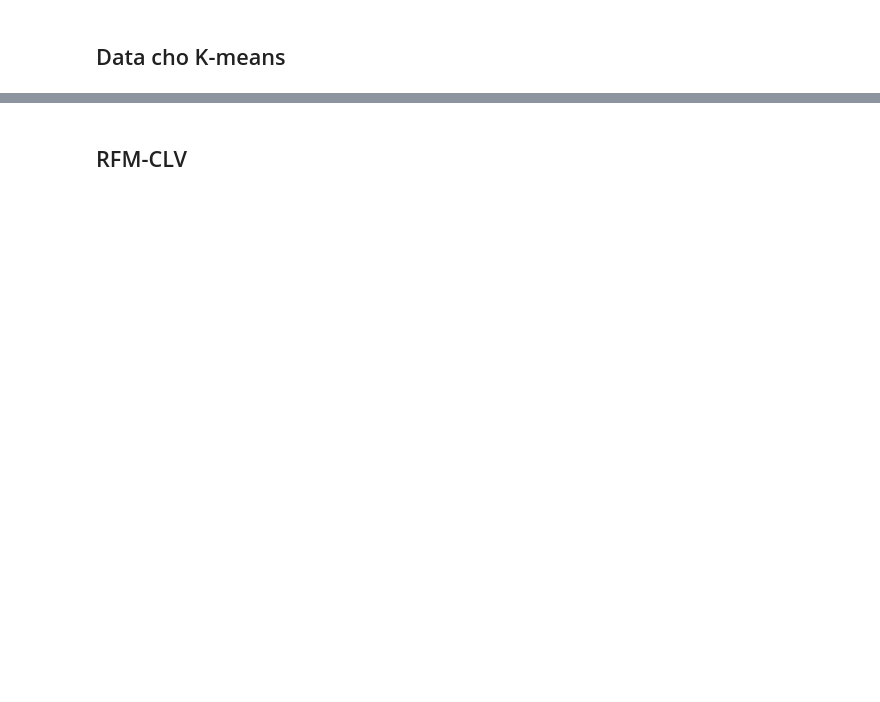
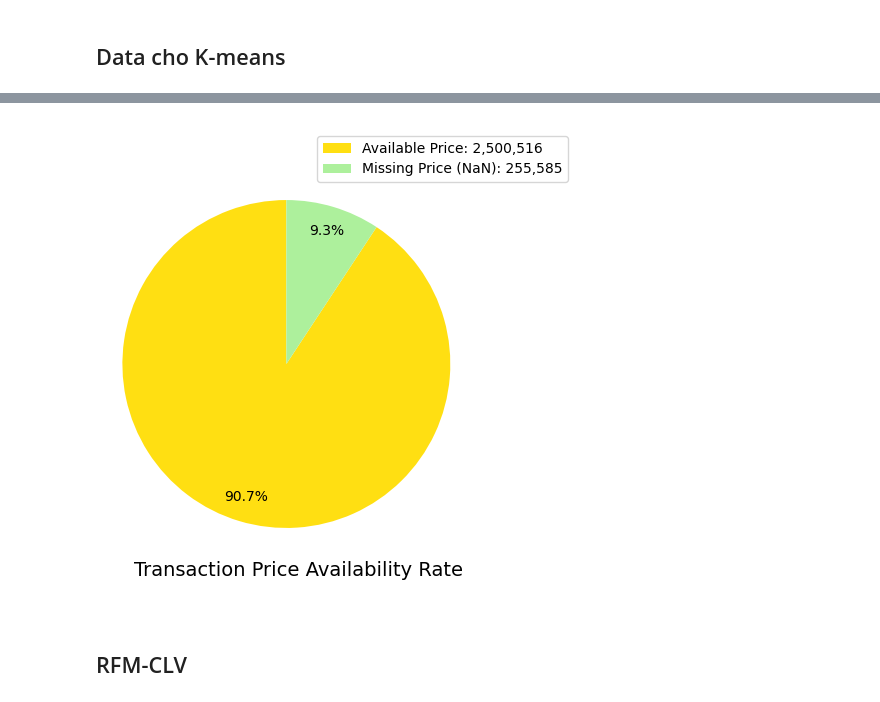
Before and after one commit to bluff-king/Customer-Segment-Personalization, a Jupyter notebook: CRISPDM/02_Data_Understanding.ipynb, the cells around one changed output, grey strips where cells are left out. Saved outputs shown, nothing was run; the diff lists cells and outputs as text; code cells hidden in the pictures; blank space fills up the shorter version.

```diff
--- a/CRISPDM/02_Data_Understanding.ipynb
+++ b/CRISPDM/02_Data_Understanding.ipynb
@@ -577,2 +686,17 @@ category_sparse_tree.json generated
 # %% [markdown]
 ## Data cho K-means
+# %%
+prices = item_df[item_df['property'] == '790'].copy()
+prices['price'] = prices['value'].apply(lambda x: float(x.replace('n', '')))
+prices = prices[['itemid', 'timestamp', 'price']].sort_values('timestamp')
+# ghép bảng giao dịch với giá tiền gần nhất trong bảng item
+event_df = event_df.sort_values('timestamp')
+event_df_price = pd.merge_asof(
+    event_df,
+    prices,
+    left_on='timestamp',
+    right_on='timestamp',
+    by='itemid',
+    direction='nearest', # Hoặc backward
+    tolerance=pd.Timedelta('100000 days').value // 1000000 # convert days to ms nếu timestamp là ms
+)
@@ -579,2 +722,35 @@ category_sparse_tree.json generated
+# %%
+missing_price_count = event_df_price['price'].isna().sum()
+valid_price_count = len(event_df_price) - missing_price_count
+
+sizes = [valid_price_count, missing_price_count]
+
+colors = ['#ffdf12', '#adf09c']
+
+# real count
+legend_labels = [f'Available Price: {valid_price_count:,}', f'Missing Price (NaN): {missing_price_count:,}']
+
+plt.figure(figsize=(5, 5))
+plt.pie(sizes, colors=colors, autopct='%1.1f%%', startangle=90, pctdistance=0.85)
+plt.legend(
+    legend_labels,
+    loc='upper right',
+    bbox_to_anchor=(1.3, 1)
+)
+
+# 6. Title ở dưới biểu đồ
+plt.text(
+    0.535, 0.05,
+    'Transaction Price Availability Rate',
+    ha='center',
+    fontsize=14,
+    transform=plt.gca().transAxes
+)
+
+plt.axis('equal')   # Giữ hình tròn chuẩn
+plt.tight_layout()
+plt.show()
+# %% [output]
+[figure, added]
 # %% [markdown]
 ## RFM-CLV
```
Also changed, not shown: parts of 7 cells of this notebook.
